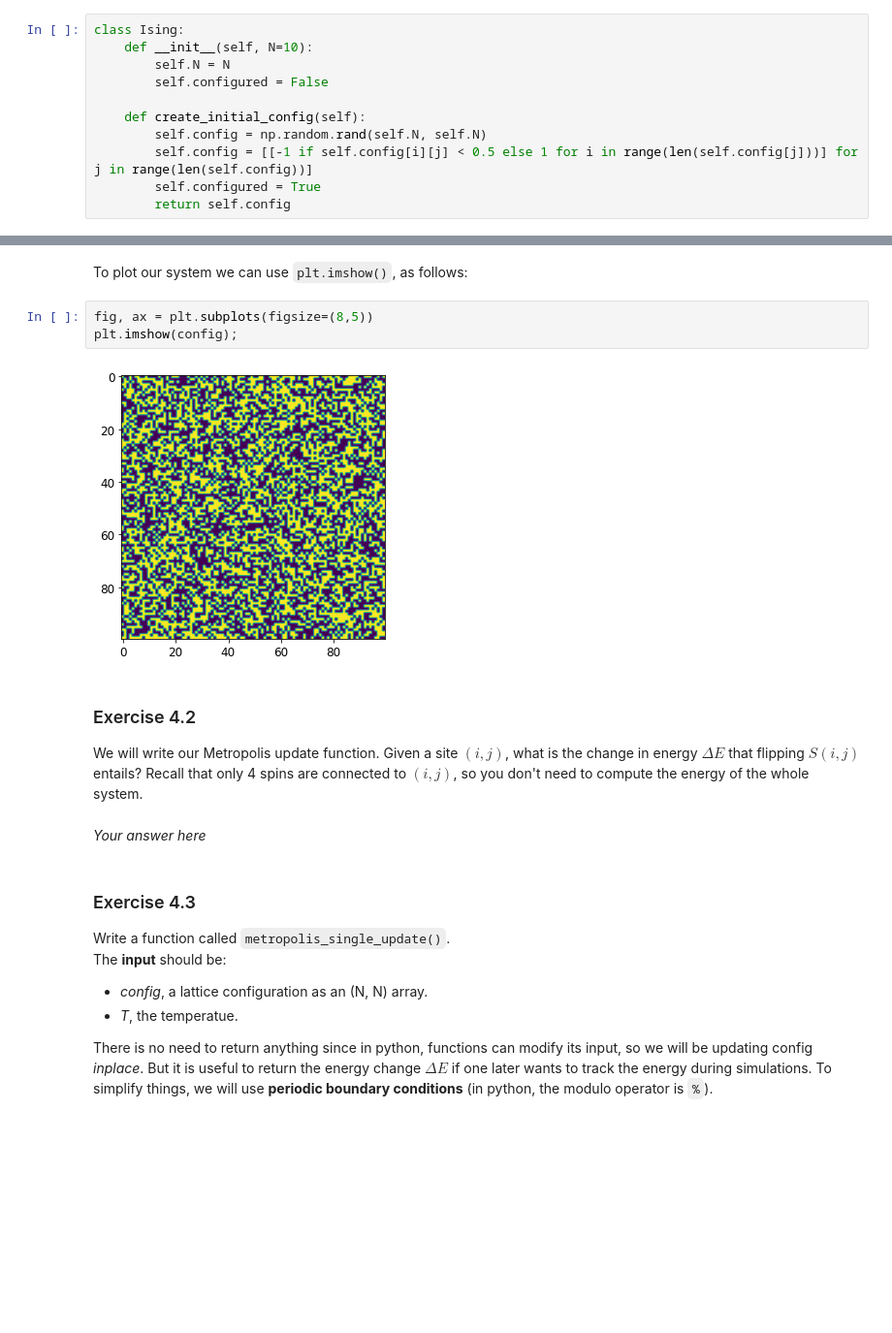
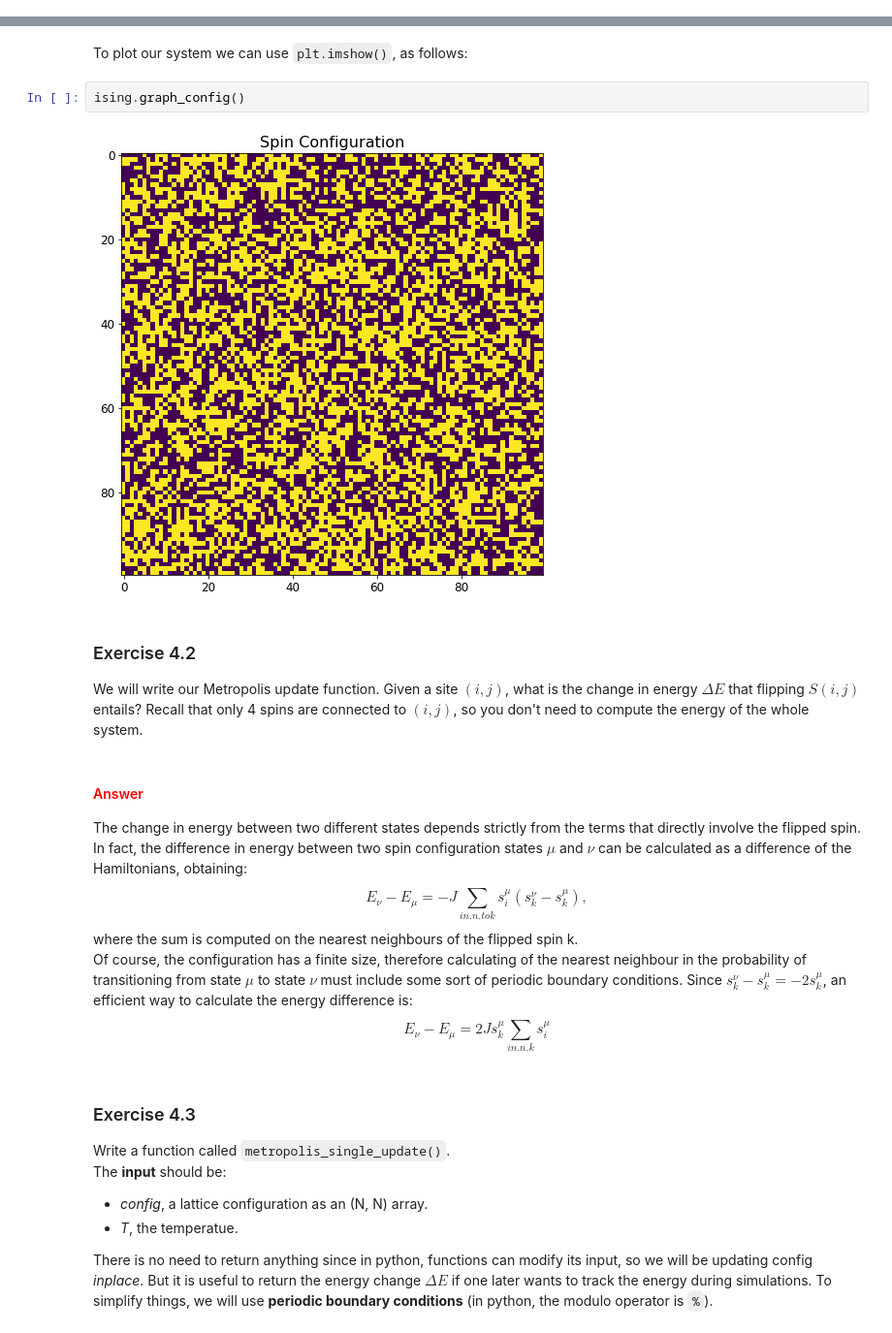
Before and after one commit to lorycontixd/Mechanical-Statistics-Exercises, a Jupyter notebook: 4-Ising-Model.ipynb, the cells around one changed output, grey strips where cells are left out. Shown at 97% size. Drawn from its saved outputs; the diff is of its cells as text; blank space fills up the shorter version.

```diff
--- a/4-Ising-Model.ipynb
+++ b/4-Ising-Model.ipynb
@@ -40,14 +40,3 @@ As a reminder, a single update of the Metropolis algorithm works as follows:
 # %% [markdown]
 ### Exercice 4.1
 Write a function that, given an integer $N$, returns an $N \times N$ array whose elements are randomly picked from {-1, 1}.
-# %%
-class Ising:
-    def __init__(self, N=10):
-        self.N = N
-        self.configured = False
-
-    def create_initial_config(self):
-        self.config = np.random.rand(self.N, self.N)
-        self.config = [[-1 if self.config[i][j] < 0.5 else 1 for i in range(len(self.config[j]))] for j in range(len(self.config))]
-        self.configured = True
-        return self.config
@@ -58,17 +111,21 @@ ising = Ising(100)
 config = ising.create_initial_config()
 # %% [markdown]
 To plot our system we can use `plt.imshow()`, as follows:
-# %%
-fig, ax = plt.subplots(figsize=(8,5))
-plt.imshow(config);
-# %% [output]
-[figure, removed]
+# %%
+ising.graph_config()
+# %% [output]
+[figure, added]
 # %% [markdown]
 ### Exercise 4.2
 We will write our Metropolis update function. Given a site $(i, j)$, what is the change in energy $\Delta E$ that flipping $S(i, j)$ entails?
 Recall that only 4 spins are connected to $(i, j)$, so you don't need to compute the energy of the whole system.
-# %% [markdown]
-*Your answer here*
+# %% [markdown]
+#### <span style=color:red> Answer </span>
+The change in energy between two different states depends strictly from the terms that directly involve the flipped spin. In fact, the difference in energy between two spin configuration states $\mu$ and $\nu$ can be calculated as a difference of the Hamiltonians, obtaining: $$E_{\nu} - E_{\mu} = -J\sum_{i n.n. to k} s_i^{\mu}(s_k^{\nu} - s_k^{\mu}),$$ where the sum is computed on the nearest neighbours of the flipped spin k.<br>
+Of course, the configuration has a finite size, therefore calculating of the nearest neighbour in the probability of transitioning from state $\mu$ to state $\nu$ must include some sort of periodic boundary conditions.
+Since
+$s_k^{\nu} - s_k^{\mu} = -2s_k^{\mu}$, an efficient way to calculate the energy difference is:
+$$ E_{\nu} - E_{\mu} = 2Js_k^{\mu} \sum_{i n.n. k} s_i^{\mu}$$
 # %% [markdown]
 ### Exercise 4.3
 Write a function called `metropolis_single_update()`.
```
Also changed, not shown: parts of 2 cells of this notebook, 1 other file.
